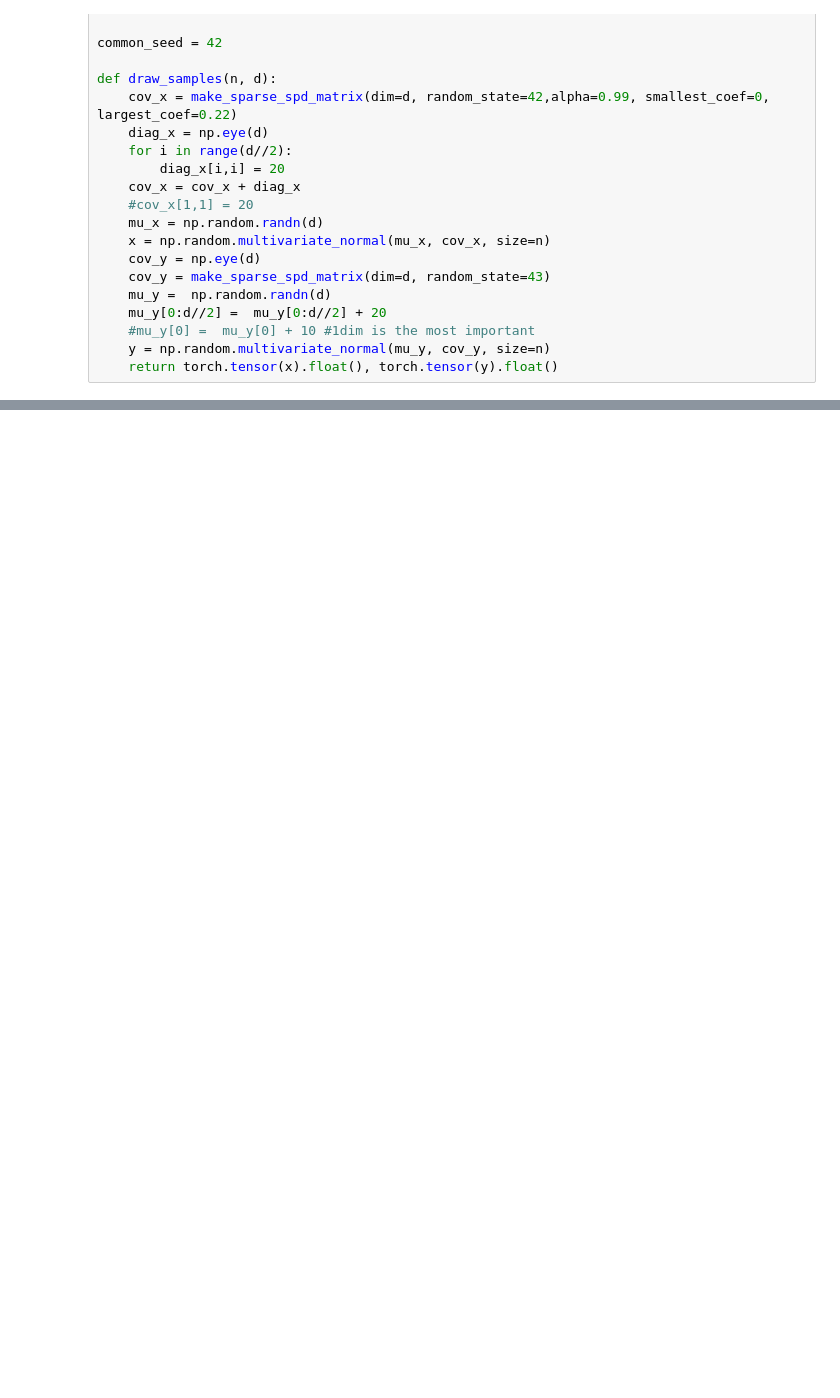
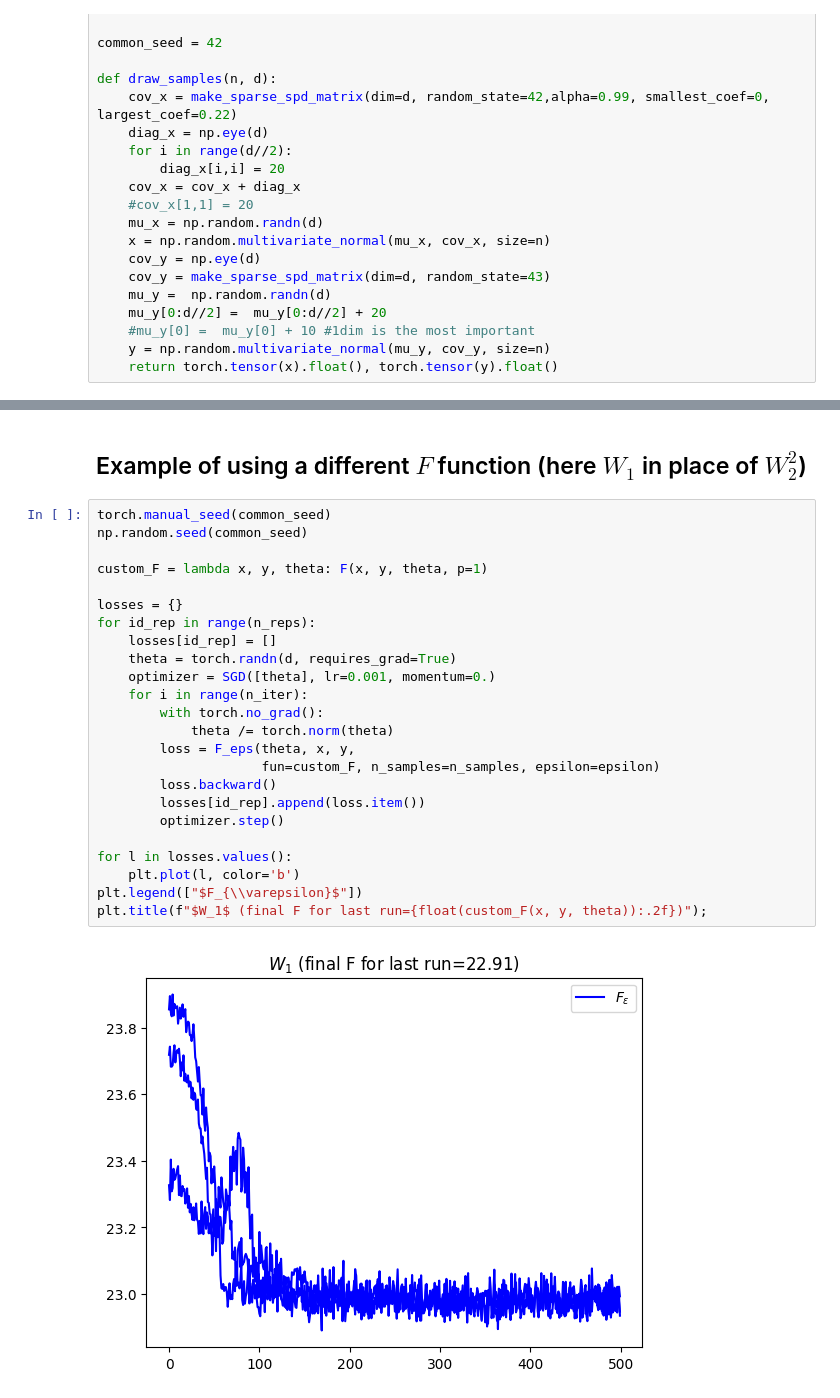
Before and after one commit to rtavenar/dgswp, a Jupyter notebook: grad_desc_torch.ipynb, the cells around one changed output, grey strips where cells are left out. Drawn from its saved outputs; the diff is of its cells as text; blank space fills up the shorter version.

Commit message:
custom F

```diff
--- a/grad_desc_torch.ipynb
+++ b/grad_desc_torch.ipynb
@@ -107,0 +114,28 @@ plt.title("Adam");
+# %% [markdown]
+## Example of using a different $F$ function (here $W_1$ in place of $W_2^2$)
+# %%
+torch.manual_seed(common_seed)
+np.random.seed(common_seed)
+
+custom_F = lambda x, y, theta: F(x, y, theta, p=1)
+
+losses = {}
+for id_rep in range(n_reps):
+    losses[id_rep] = []
+    theta = torch.randn(d, requires_grad=True)
+    optimizer = SGD([theta], lr=0.001, momentum=0.)
+    for i in range(n_iter):
+        with torch.no_grad():
+            theta /= torch.norm(theta)
+        loss = F_eps(theta, x, y,
+                     fun=custom_F, n_samples=n_samples, epsilon=epsilon)
+        loss.backward()
+        losses[id_rep].append(loss.item())
+        optimizer.step()
+
+for l in losses.values():
+    plt.plot(l, color='b')
+plt.legend(["$F_{\\varepsilon}$"])
+plt.title(f"$W_1$ (final F for last run={float(custom_F(x, y, theta)):.2f})");
+# %% [output]
+[figure, added]
```
Also changed, not shown: parts of 5 cells of this notebook, 1 other file.
